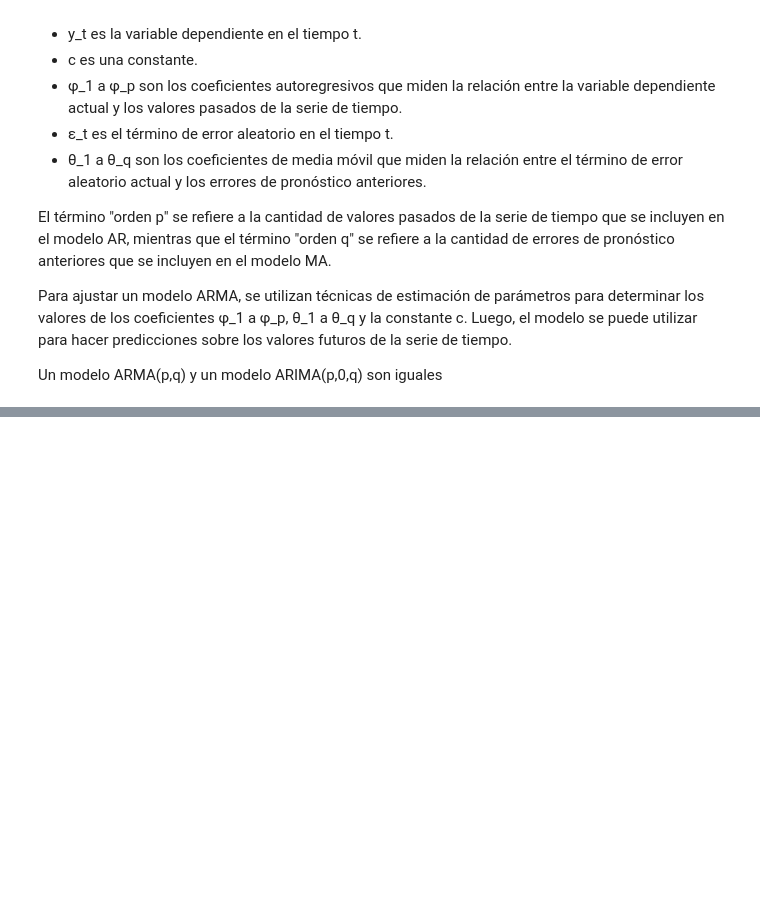
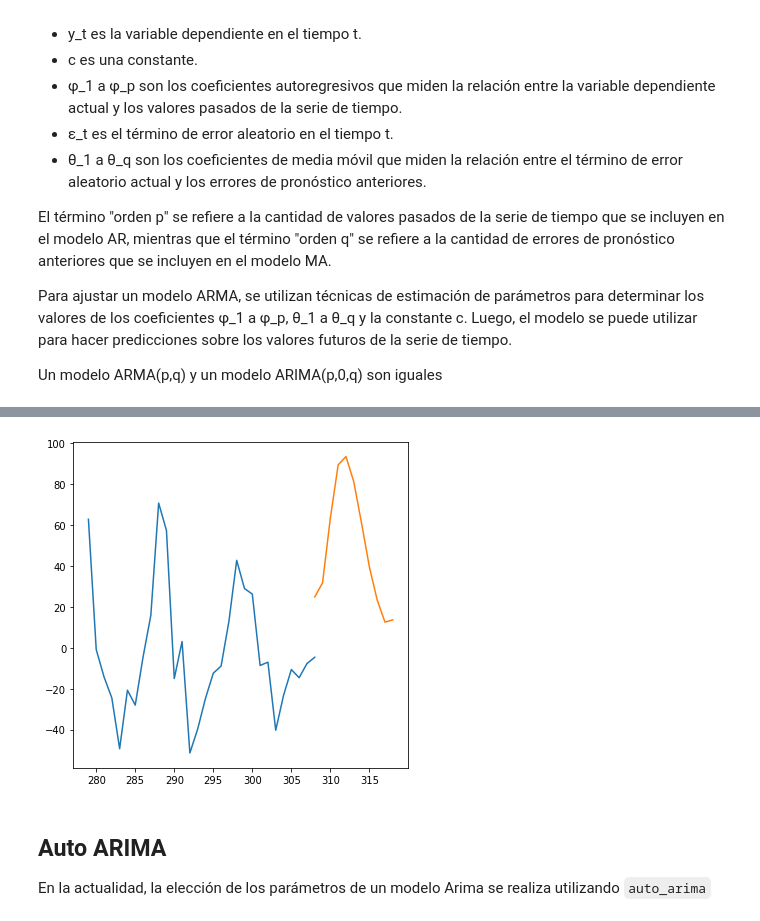
Before and after one commit to carlosevi94/TimeSeriesBasics, a Jupyter notebook: N1.ipynb, the cells around one changed output, grey strips where cells are left out. Cells and saved outputs as stored; diff of their text form; code cells hidden in the pictures; blank space fills up the shorter version.

Commit message:
Added ARIMA, auto_arima and other models

```diff
--- a/N1.ipynb
+++ b/N1.ipynb
@@ -372,0 +559,5 @@ https://machinelearningmastery.com/time-series-data-stationary-python/
+# %%
+from statsmodels.tsa.arima.model import ARIMA
+
+model = ARIMA(sunspots['SUNACTIVITY'], order=(8,1,1))
+resultados = model.fit()
@@ -372,0 +584,12 @@ https://machinelearningmastery.com/time-series-data-stationary-python/
+# %%
+predicciones = resultados.predict(start=len(sunspots_diff), end=len(sunspots_diff)+10)
+# %%
+plt.plot(sunspots_diff[-30:])
+plt.plot(predicciones)
+plt.show()
+# %% [output]
+[figure, added]
+# %% [markdown]
+## Auto ARIMA
+
+En la actualidad, la elección de los parámetros de un modelo Arima se realiza utilizando `auto_arima`
```
Also changed, not shown: parts of 52 cells of this notebook.
